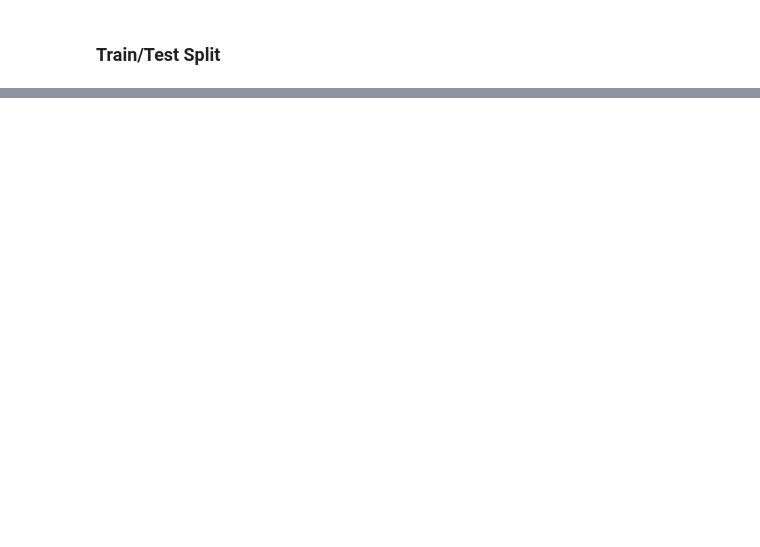
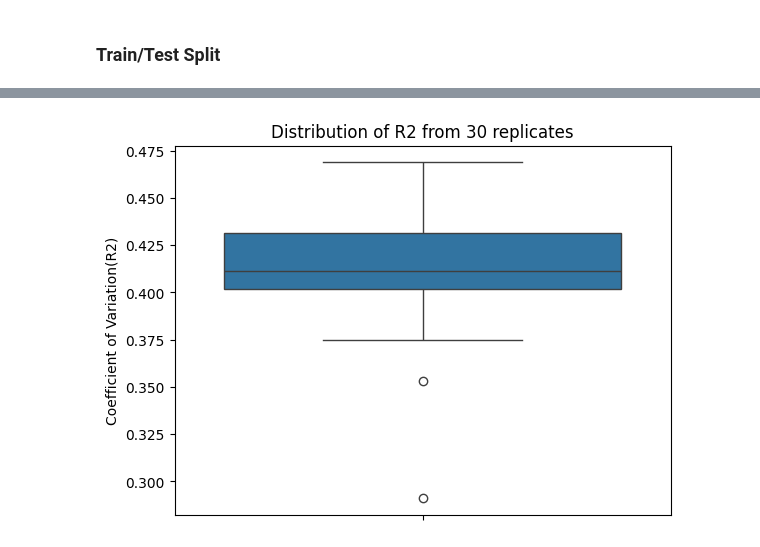
Before and after one commit to johnrempe/Abalone, a Jupyter notebook: RandomForest.ipynb, the cells around one changed output, grey strips where cells are left out. Cells and saved outputs as stored; diff of their text form; code cells hidden in the pictures; blank space fills up the shorter version.

```diff
--- a/RandomForest.ipynb
+++ b/RandomForest.ipynb
@@ -54,0 +325,12 @@ X_train, X_test, y_train, y_test = split_data(X, y)
+# %%
+# Create the boxplot
+sns.boxplot(data=r2_list)
+
+# Adding labels and title
+plt.title('Distribution of R2 from 30 replicates')
+plt.ylabel('Coefficient of Variation(R2)')
+
+# Show the plot
+plt.show()
+# %% [output]
+[figure, added]
```
Also changed, not shown: parts of 18 cells of this notebook.
